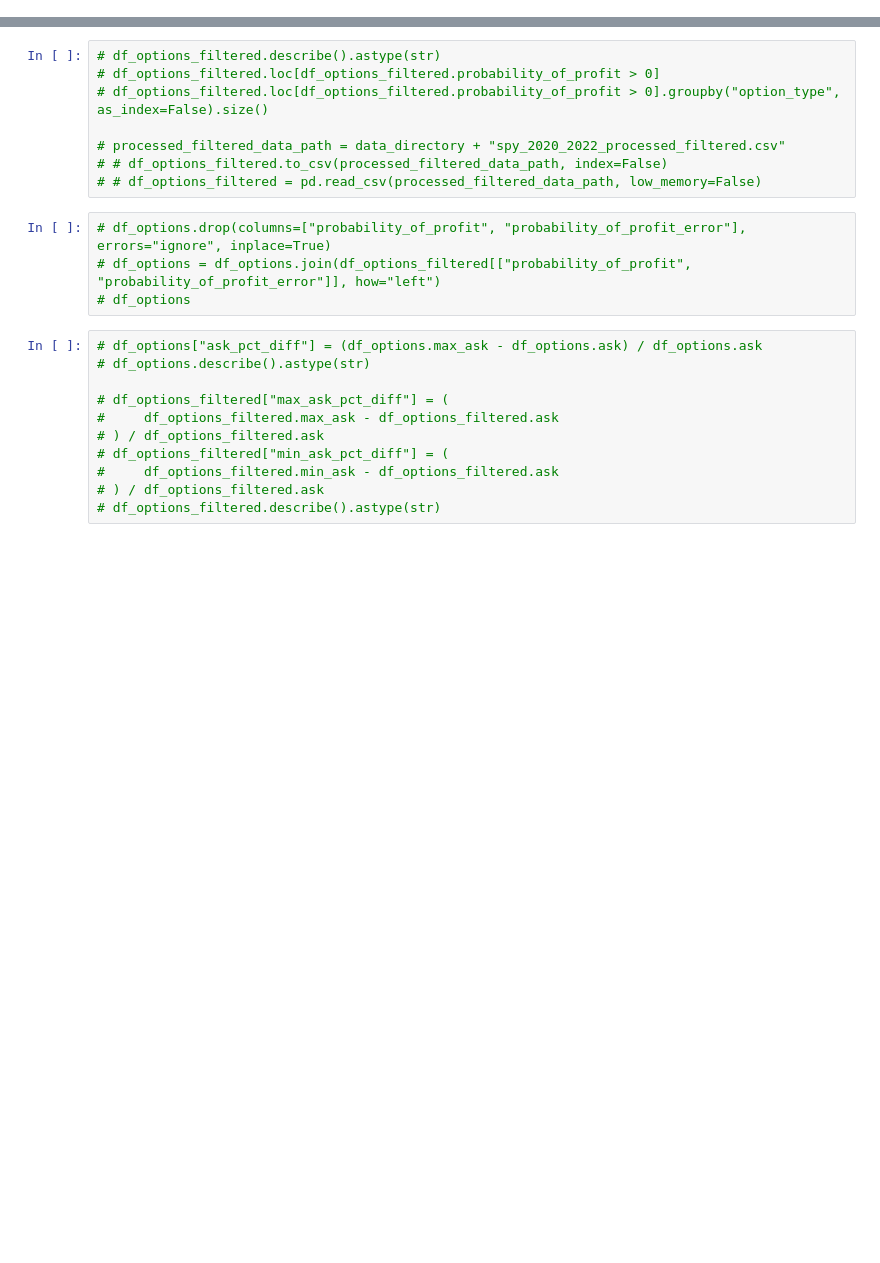
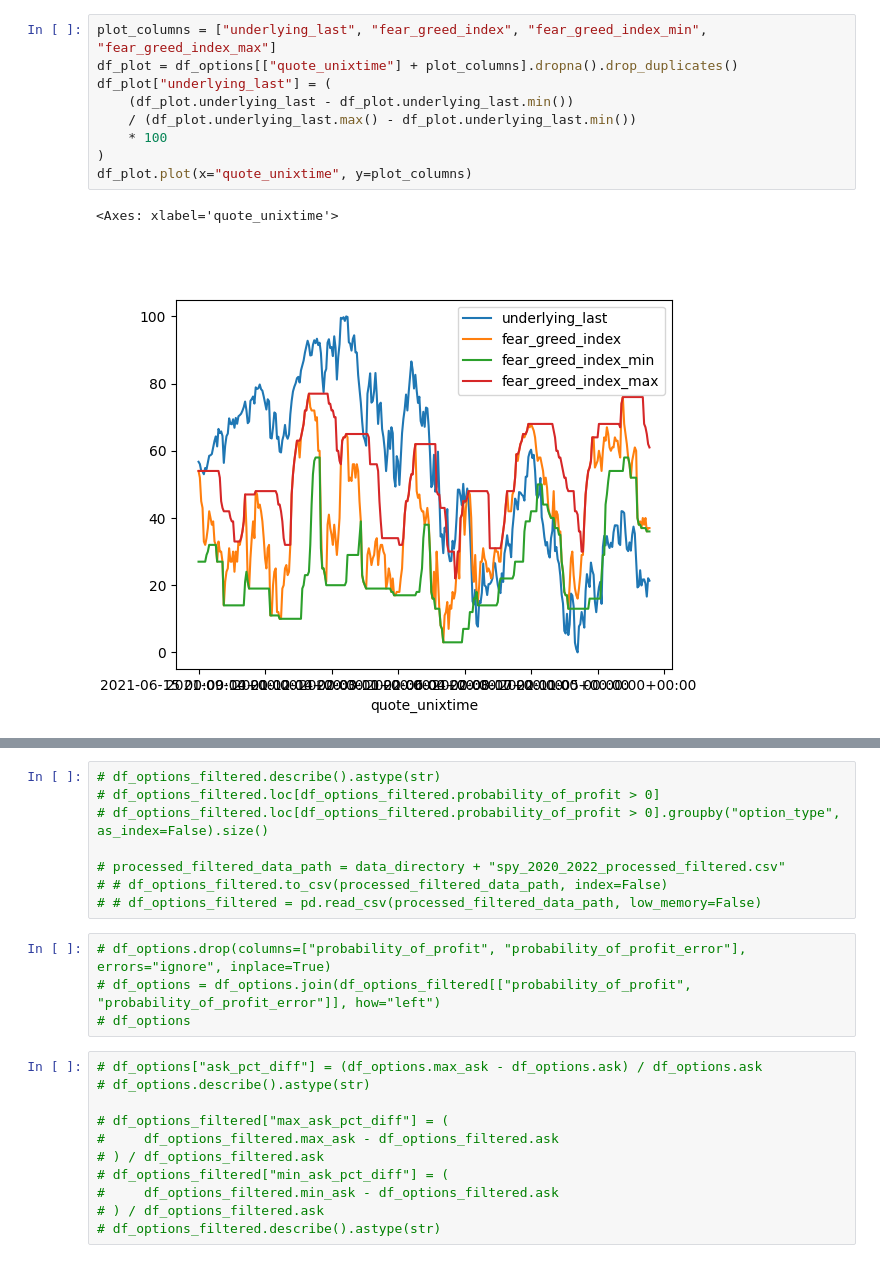
Before and after one commit to daneisburgh/invaas, a Jupyter notebook: notebooks/options-historical-test5.ipynb, the cells around one changed output, grey strips where cells are left out. Cells and saved outputs as stored; diff of their text form; blank space fills up the shorter version.

```diff
--- a/notebooks/options-historical-test5.ipynb
+++ b/notebooks/options-historical-test5.ipynb
@@ -237,3 +361,15 @@ df_options
+# %%
+plot_columns = ["underlying_last", "fear_greed_index", "fear_greed_index_min", "fear_greed_index_max"]
+df_plot = df_options[["quote_unixtime"] + plot_columns].dropna().drop_duplicates()
+df_plot["underlying_last"] = (
+    (df_plot.underlying_last - df_plot.underlying_last.min())
+    / (df_plot.underlying_last.max() - df_plot.underlying_last.min())
+    * 100
+)
+df_plot.plot(x="quote_unixtime", y=plot_columns)
+# %% [output]
+<Axes: xlabel='quote_unixtime'>
+[figure, added]
 # %%
 df_options.describe().astype(str)
 # %% [output]
```
Also changed, not shown: parts of 10 cells of this notebook.
